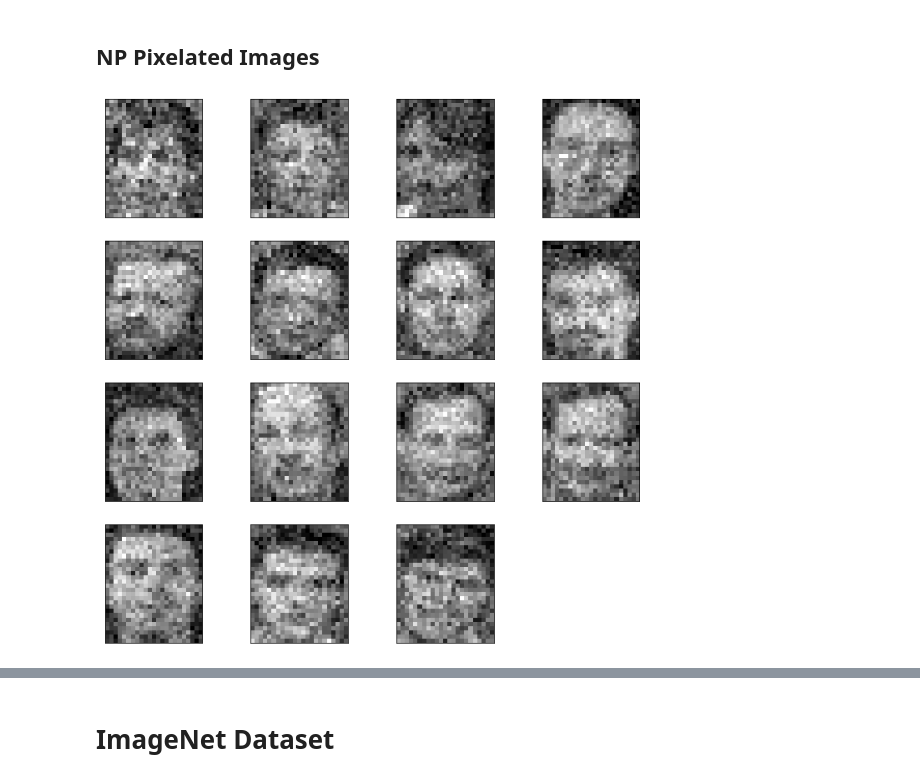
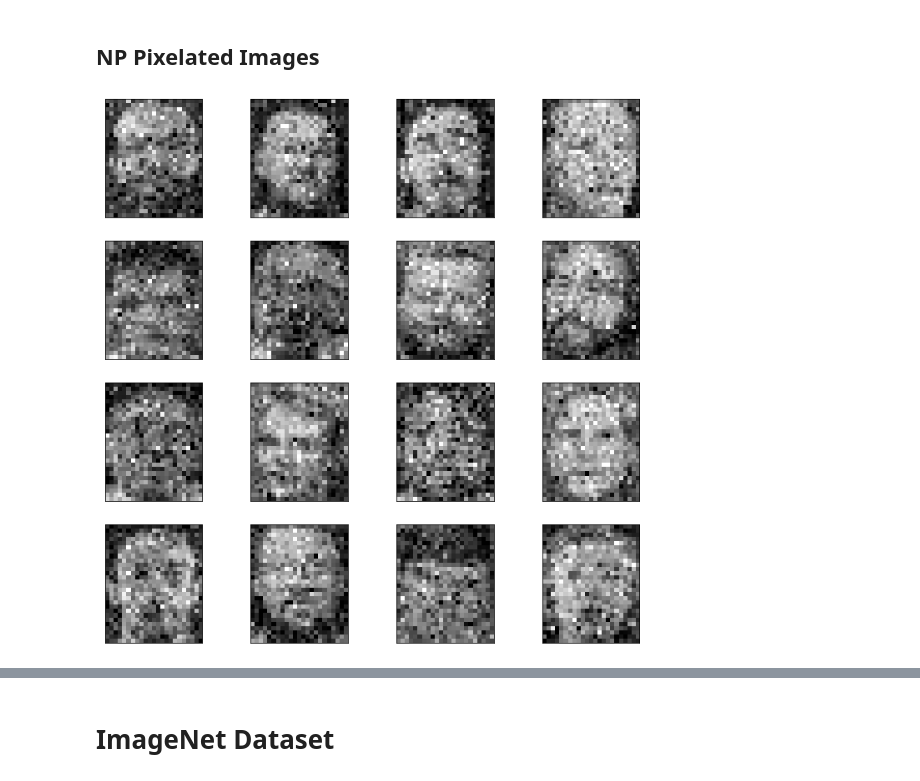
Before and after one commit to kkodoo/dp-pix, a Jupyter notebook: notebooks/Non-Private Pixelation.ipynb, the cells around one changed output, grey strips where cells are left out. Saved outputs shown, nothing was run; the diff lists cells and outputs as text; code cells hidden in the pictures.

```diff
--- a/notebooks/Non-Private Pixelation.ipynb
+++ b/notebooks/Non-Private Pixelation.ipynb
@@ -14,12 +15,13 @@ from scale import Scale
 # %%
 scale_f = Scale.pad_and_pixelate
+noise_f = Noise.add_laplace_noise
 # %%
 def load(dataset, n=16):
     images = dataset.load_images(n)
     iu.display_image_grid(images)
     return images
 # %%
-def np_pixelate_images(images, target_h, target_w, sigma):
-    noisy_images = [np_pixelate(I,target_h, target_w, sigma, scale_f=scale_f) for I in images]
+def np_pixelate_images(images, target_h, target_w, control):
+    noisy_images = [np_pixelate(I,target_h, target_w, control, scale_f=scale_f, noise_f=noise_f) for I in images]
     iu.display_image_grid(noisy_images)
 # %%
@@ -40,11 +43,11 @@ faces = load(db.FacesDataset())
 # %%
 target_h = 28
 target_w = 23
-sigma = 0.1
+control = 0.1
 # %% [markdown]
 ## NP Pixelated Images
 # %%
-np_pixelate_images(faces, target_h,target_w, sigma)
+np_pixelate_images(faces, target_h,target_w, control)
 # %% [output]
-[figure, old version]
+[figure, new version]
 # %% [markdown]
```
Also changed, not shown: parts of 16 cells of this notebook, 1 other file.
